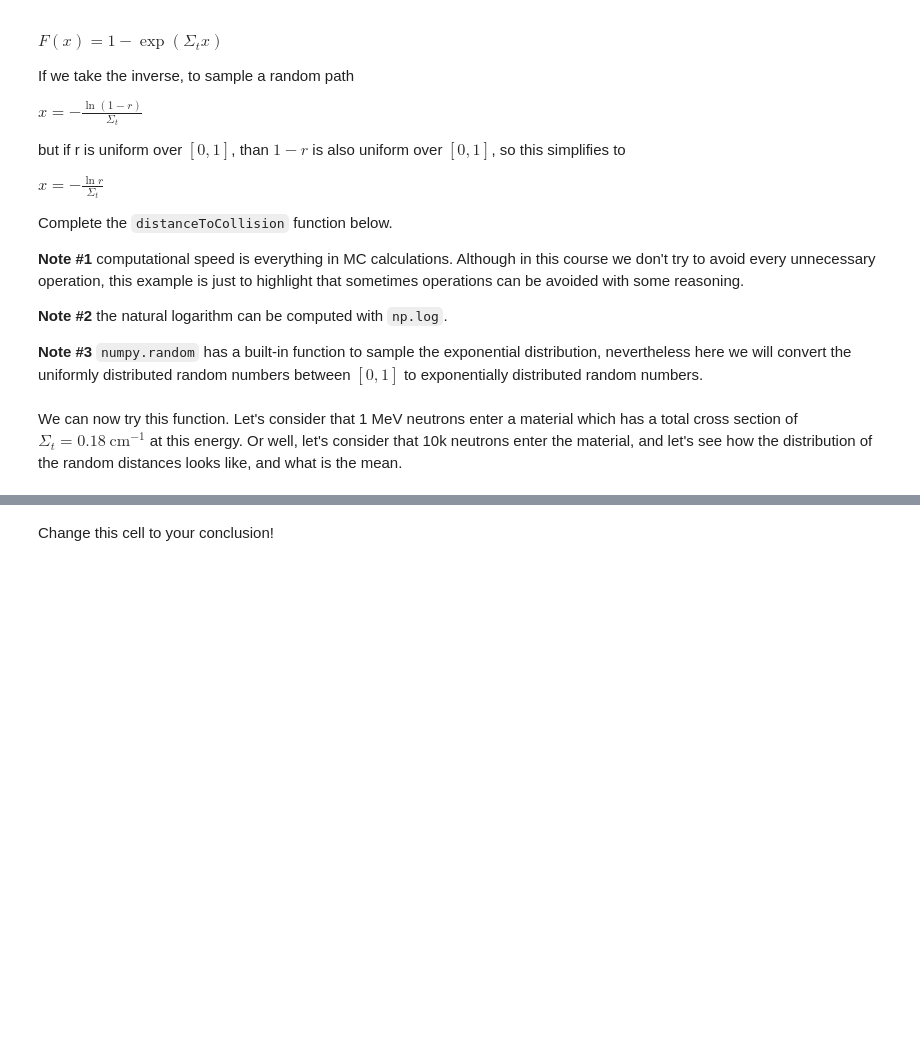
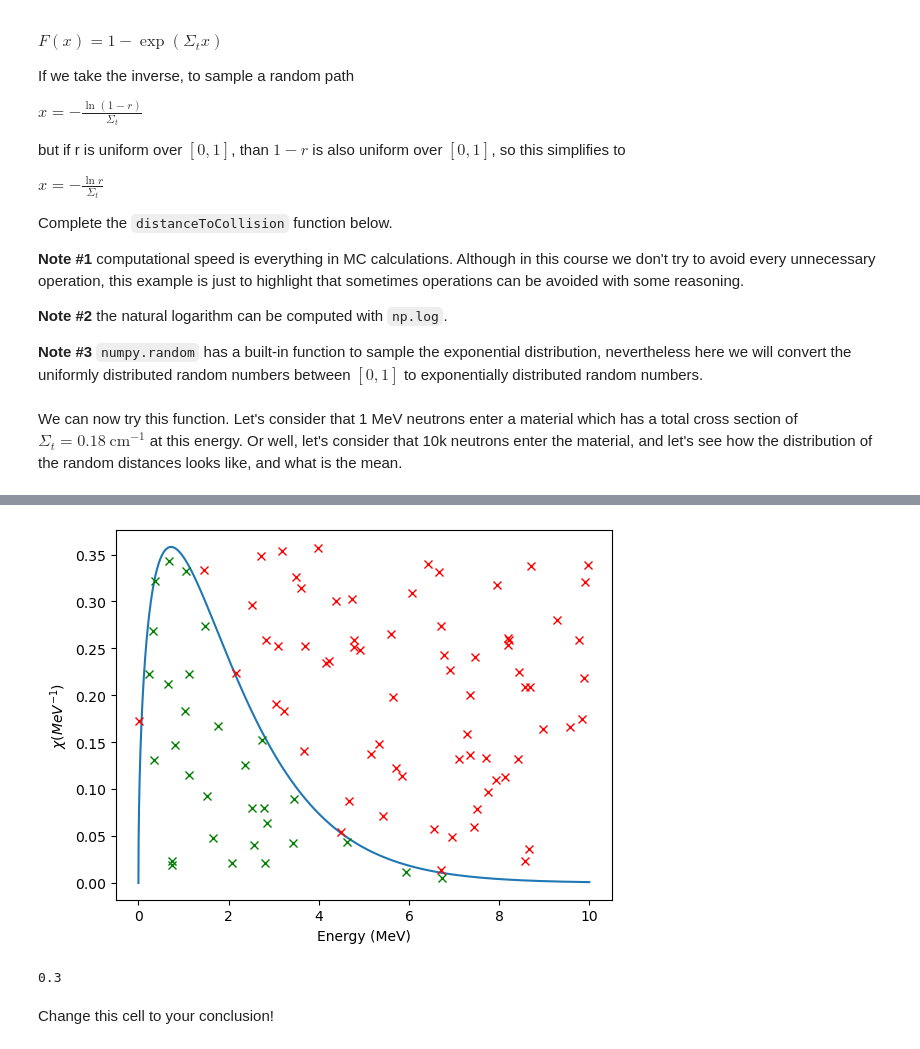
Before and after one commit to jeppeppej/RFP, a Jupyter notebook: Datalabs/Datalab04/4-Scattering_MCintro.ipynb, the cells around one changed output, grey strips where cells are left out. Drawn from its saved outputs; the diff is of its cells as text; code cells hidden in the pictures; blank space fills up the shorter version.

```diff
--- a/Datalabs/Datalab04/4-Scattering_MCintro.ipynb
+++ b/Datalabs/Datalab04/4-Scattering_MCintro.ipynb
@@ -233,11 +242,13 @@ def neutronLetargizer(Ei,Ef,A):
     N : int
         Number of scattering events
     """
-    alpha=#finish the line
+    alpha=alphaFunc(A)
+    E=Ei
+
     N=0
-    E=Ei
     while E>=Ef:
-        E=#sample a random outgoing energy based on alpha and E.
+        cosRan = np.random.uniform(-1,1)
+        E=EoverEcos(alpha,cosRan)*E#sample a random outgoing energy based on alpha and E.
         N=N+1
     return N
 # %% [markdown]
@@ -250,7 +269,7 @@ print(neutronLetargizer(Ei,Ef,A))
 # %% [markdown]
 That's a pretty cool function we have now. We can use it to look at the statistics of the number of scattering needed! Let's run this function for 10k neutrons and calculate the mean and visualize the distribution of the number of scattering events needed. (Notice that running this many neutrons for heavy nuclide might take some time)
 # %%
-A=12
+A=238
 E0=2.0 #MeV
 Ef=1e-6 #MeV
 
@@ -261,7 +280,7 @@ for _ in range(10000): # _ means here that we just don't care about the iteratio
     Ns.append(neutronLetargizer(E0,Ef,A))
 
 print('Mean \t Standard deviation')
-print()#complete the line by calculating the mean of the list of number of scattering events with np.mean and
+print(str(np.mean(Ns)) + "\t " + str(np.std(Ns)))#complete the line by calculating the mean of the list of number of scattering events with np.mean and
        #the standard deviation with np.std
 
 plt.figure()
@@ -410,28 +441,37 @@ Does this method seem to be efficient to sample the Watt-spectrum? Count the num
 # %%
 def watt(x):
     C1 = 0.453
     C2 = 0.965
     C3 = 2.29
-    return #complete the line
+    return C1*np.exp(-x/C2)*np.sinh(np.sqrt(C3*x))
 
 E=np.linspace(0,10,10000)
 plt.figure()
 plt.plot(E,watt(E))
 maxW=np.max(watt(E))
 
-for _ in range(100):
+N = 100
+accepted = 0
+
+for _ in range(N):
     xi=np.random.uniform(0,10)
-    yi=#complete the line
+    yi=np.random.uniform(0,maxW)
     if yi<watt(xi):
         plt.plot(xi,yi,'gx')
+        accepted+=1
+    else:
+        plt.plot(xi,yi,'rx')
     #complete the if/else statements
     #count how often a number is accepted!
 
 plt.xlabel('Energy (MeV)')
 plt.ylabel(r'$\chi (MeV^{-1})$')
 plt.show()
 
-print()#print the estimated efficiency
+print(accepted/N)#print the estimated efficiency
+# %% [output]
+[figure, added]
+0.3
 # %% [markdown]
 Change this cell to your conclusion!
 # %% [markdown]
```
Also changed, not shown: parts of 14 cells of this notebook.
